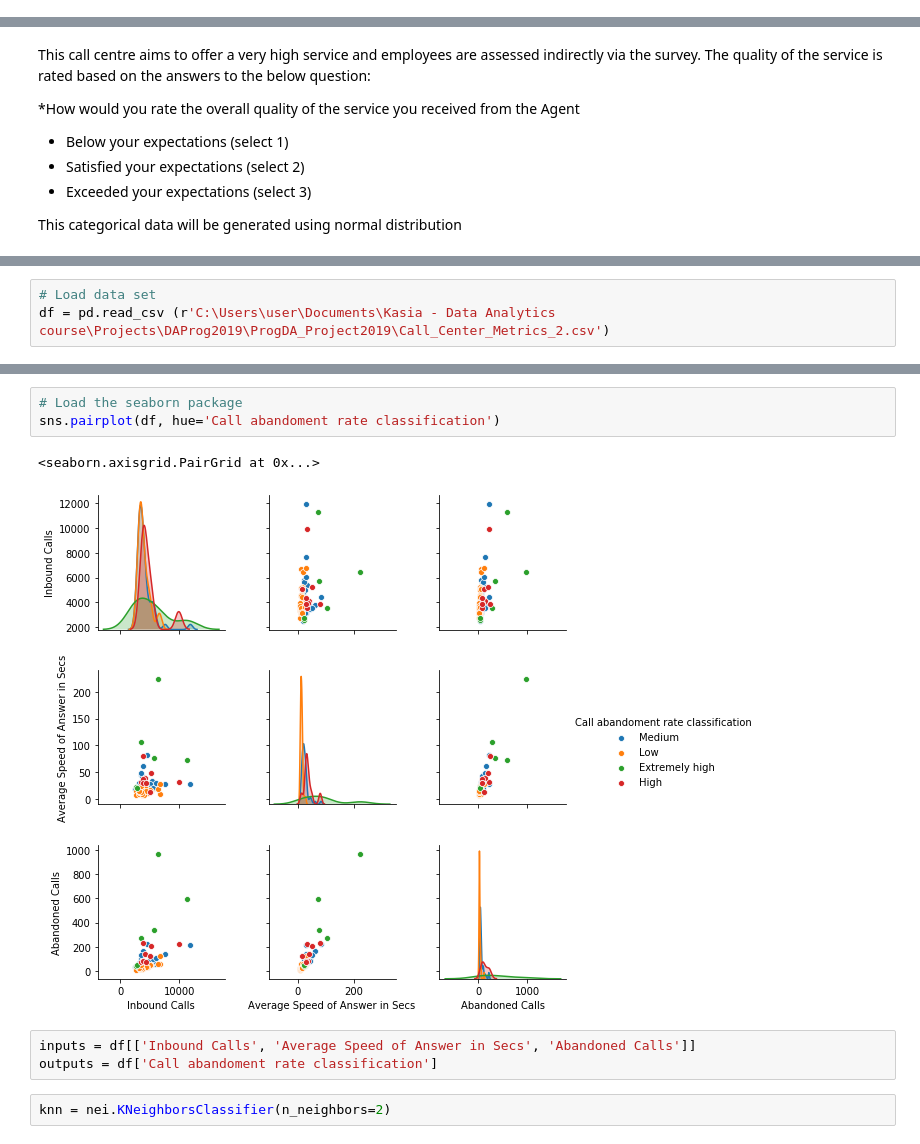
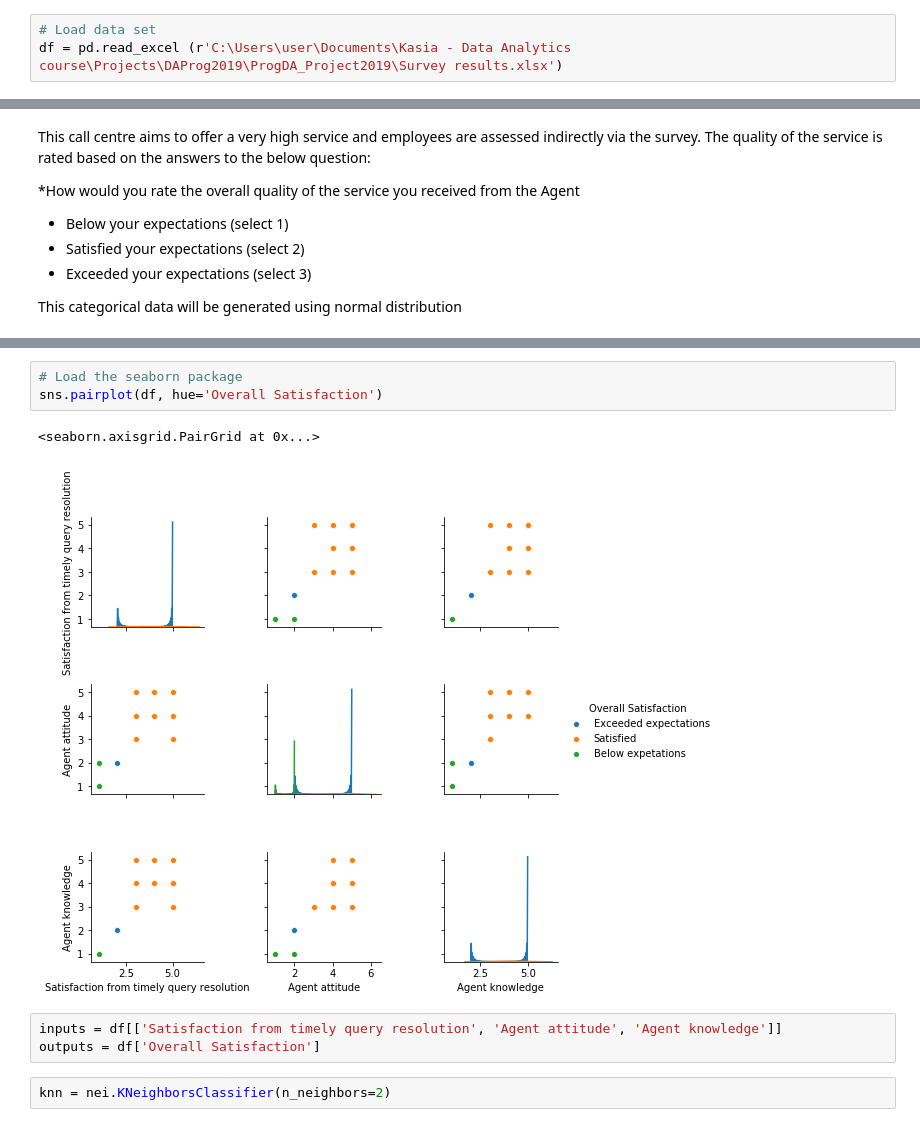
Before and after one commit to KatarzynaConnell/ProgDA_Project2019, a Jupyter notebook: Customer Satisfaction measurement.ipynb, the cells around one changed output, grey strips where cells are left out. Saved outputs shown, nothing was run; the diff lists cells and outputs as text.

```diff
--- a/Customer Satisfaction measurement.ipynb
+++ b/Customer Satisfaction measurement.ipynb
@@ -28,0 +40,3 @@ The final variable is the overal service quality based on expectations (*service
+# %%
+# Load data set
+df = pd.read_excel (r'C:\Users\user\Documents\Kasia - Data Analytics course\Projects\DAProg2019\ProgDA_Project2019\Survey results.xlsx')
@@ -85,3 +93,0 @@ import sklearn.model_selection as mod
-# %%
-# Load data set
-df = pd.read_csv (r'C:\Users\user\Documents\Kasia - Data Analytics course\Projects\DAProg2019\ProgDA_Project2019\Call_Center_Metrics_2.csv')
@@ -109,12 +94,12 @@ df
 # %%
 # Load the seaborn package
-sns.pairplot(df, hue='Call abandoment rate classification')
+sns.pairplot(df, hue='Overall Satisfaction')
 # %% [output]
 <seaborn.axisgrid.PairGrid at 0x...>
-[figure, old version]
+[figure, new version]
-# %%
-inputs = df[['Inbound Calls', 'Average Speed of Answer in Secs', 'Abandoned Calls']]
-outputs = df['Call abandoment rate classification']
+# %%
+inputs = df[['Satisfaction from timely query resolution', 'Agent attitude', 'Agent knowledge']]
+outputs = df['Overall Satisfaction']
 # %%
 knn = nei.KNeighborsClassifier(n_neighbors=2)
 # %%
```
Also changed, not shown: parts of 24 cells of this notebook, 1 other file.
